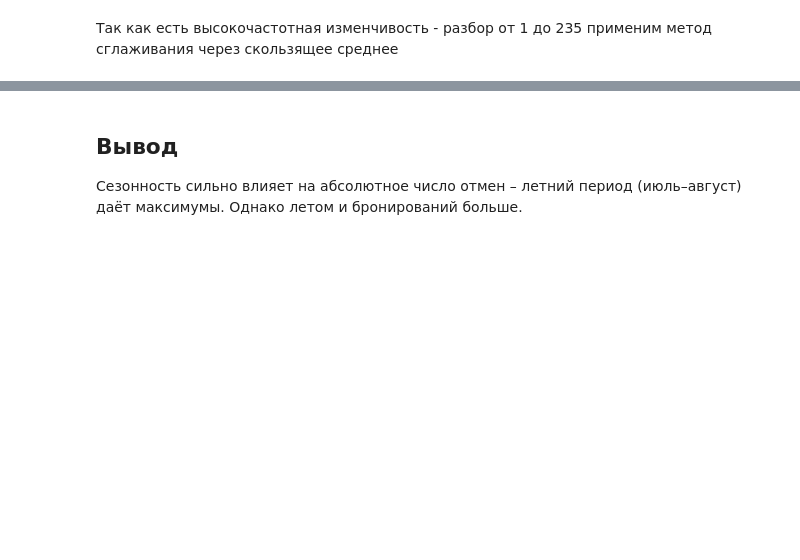
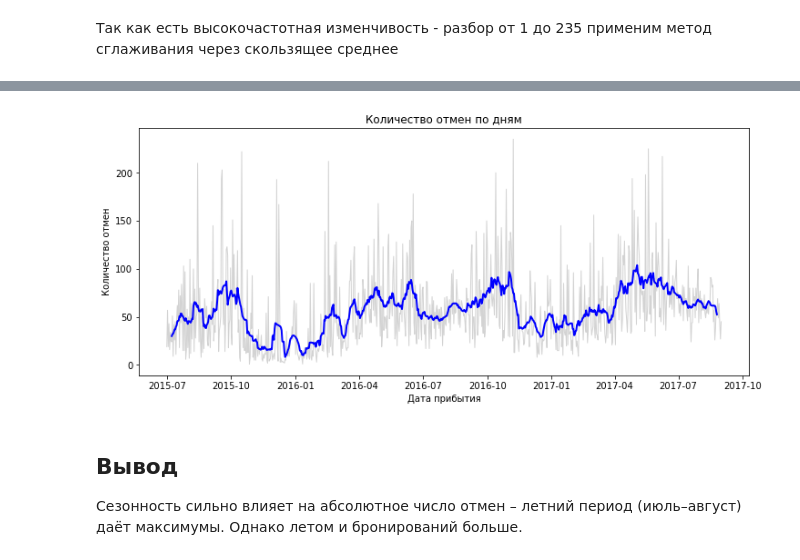
Before and after one commit to AlsFrolova/hotel-data-analysis, a Jupyter notebook: hotel_data_analysis_project.ipynb, the cells around one changed output, grey strips where cells are left out. Cells and saved outputs as stored; diff of their text form; code cells hidden in the pictures; blank space fills up the shorter version.

```diff
--- a/hotel_data_analysis_project.ipynb
+++ b/hotel_data_analysis_project.ipynb
@@ -323,17 +327,2 @@ px.line(bookings_cancel_date)
 # %% [markdown]
 Так как есть высокочастотная изменчивость - разбор от 1 до 235 применим метод сглаживания через скользящее среднее
-# %%
-# Добавим скользящее среднее (7 дней)
-bookings_cancel_date['rolling_mean'] = bookings_cancel_date['is_canceled'].rolling(window=14, center=True).mean()
-
-# Построим улучшенный график с plotly
-fig = go.Figure()
-fig.add_trace(go.Scatter(x=bookings_cancel_date.index, y=bookings_cancel_date['is_canceled'],
-                         mode='lines', name='Ежедневные отмены', line=dict(color='lightgray', width=1)))
-fig.add_trace(go.Scatter(x=bookings_cancel_date.index, y=bookings_cancel_date['means'],
-                         mode='lines', name='Скользящее среднее (14 дней)', line=dict(color='blue', width=2)))
-
-fig.update_layout(title='Количество отмен по дням',
-                  xaxis_title='Дата прибытия', yaxis_title='Количество отмен',
-                  template='plotly_white', width=1000, height=500)
-fig.show()
@@ -342,3 +329,24 @@ fig.show()
+# %%
+df = bookings_cancel_date.copy()
+
+df = df.reset_index()
+df.columns = ['arrival_date', 'cancel_count']  # переименуем
+
+df['rolling_mean'] = df['cancel_count'].rolling(window=14, center=True).mean()
+
+plt.figure(figsize=(12, 5))
+
+plt.plot(df['arrival_date'], df['cancel_count'],
+         color='lightgray', linewidth=1, label='Ежедневные отмены')
+plt.plot(df['arrival_date'], df['rolling_mean'],
+         color='blue', linewidth=2, label='Скользящее среднее (14 дней)')
+
+plt.title('Количество отмен по дням')
+plt.xlabel('Дата прибытия')
+plt.ylabel('Количество отмен')
+plt.show()
+# %% [output]
+[figure, added]
 # %% [markdown]
 ## Вывод
 Сезонность сильно влияет на абсолютное число отмен – летний период (июль–август) даёт максимумы. Однако летом и бронирований больше.
```
Also changed, not shown: parts of 4 cells of this notebook.
